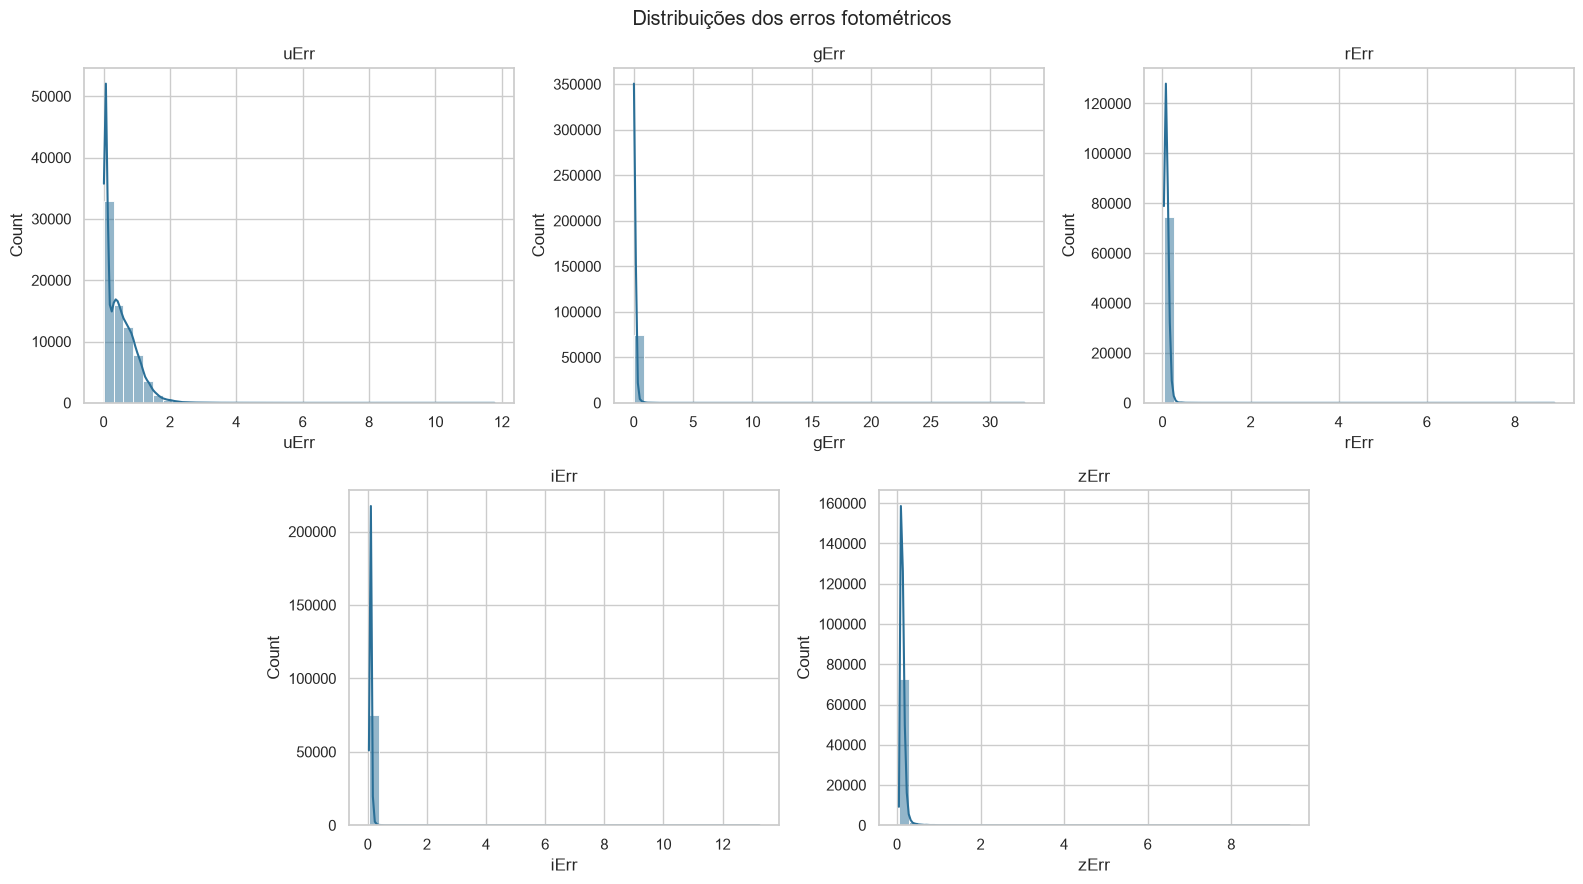
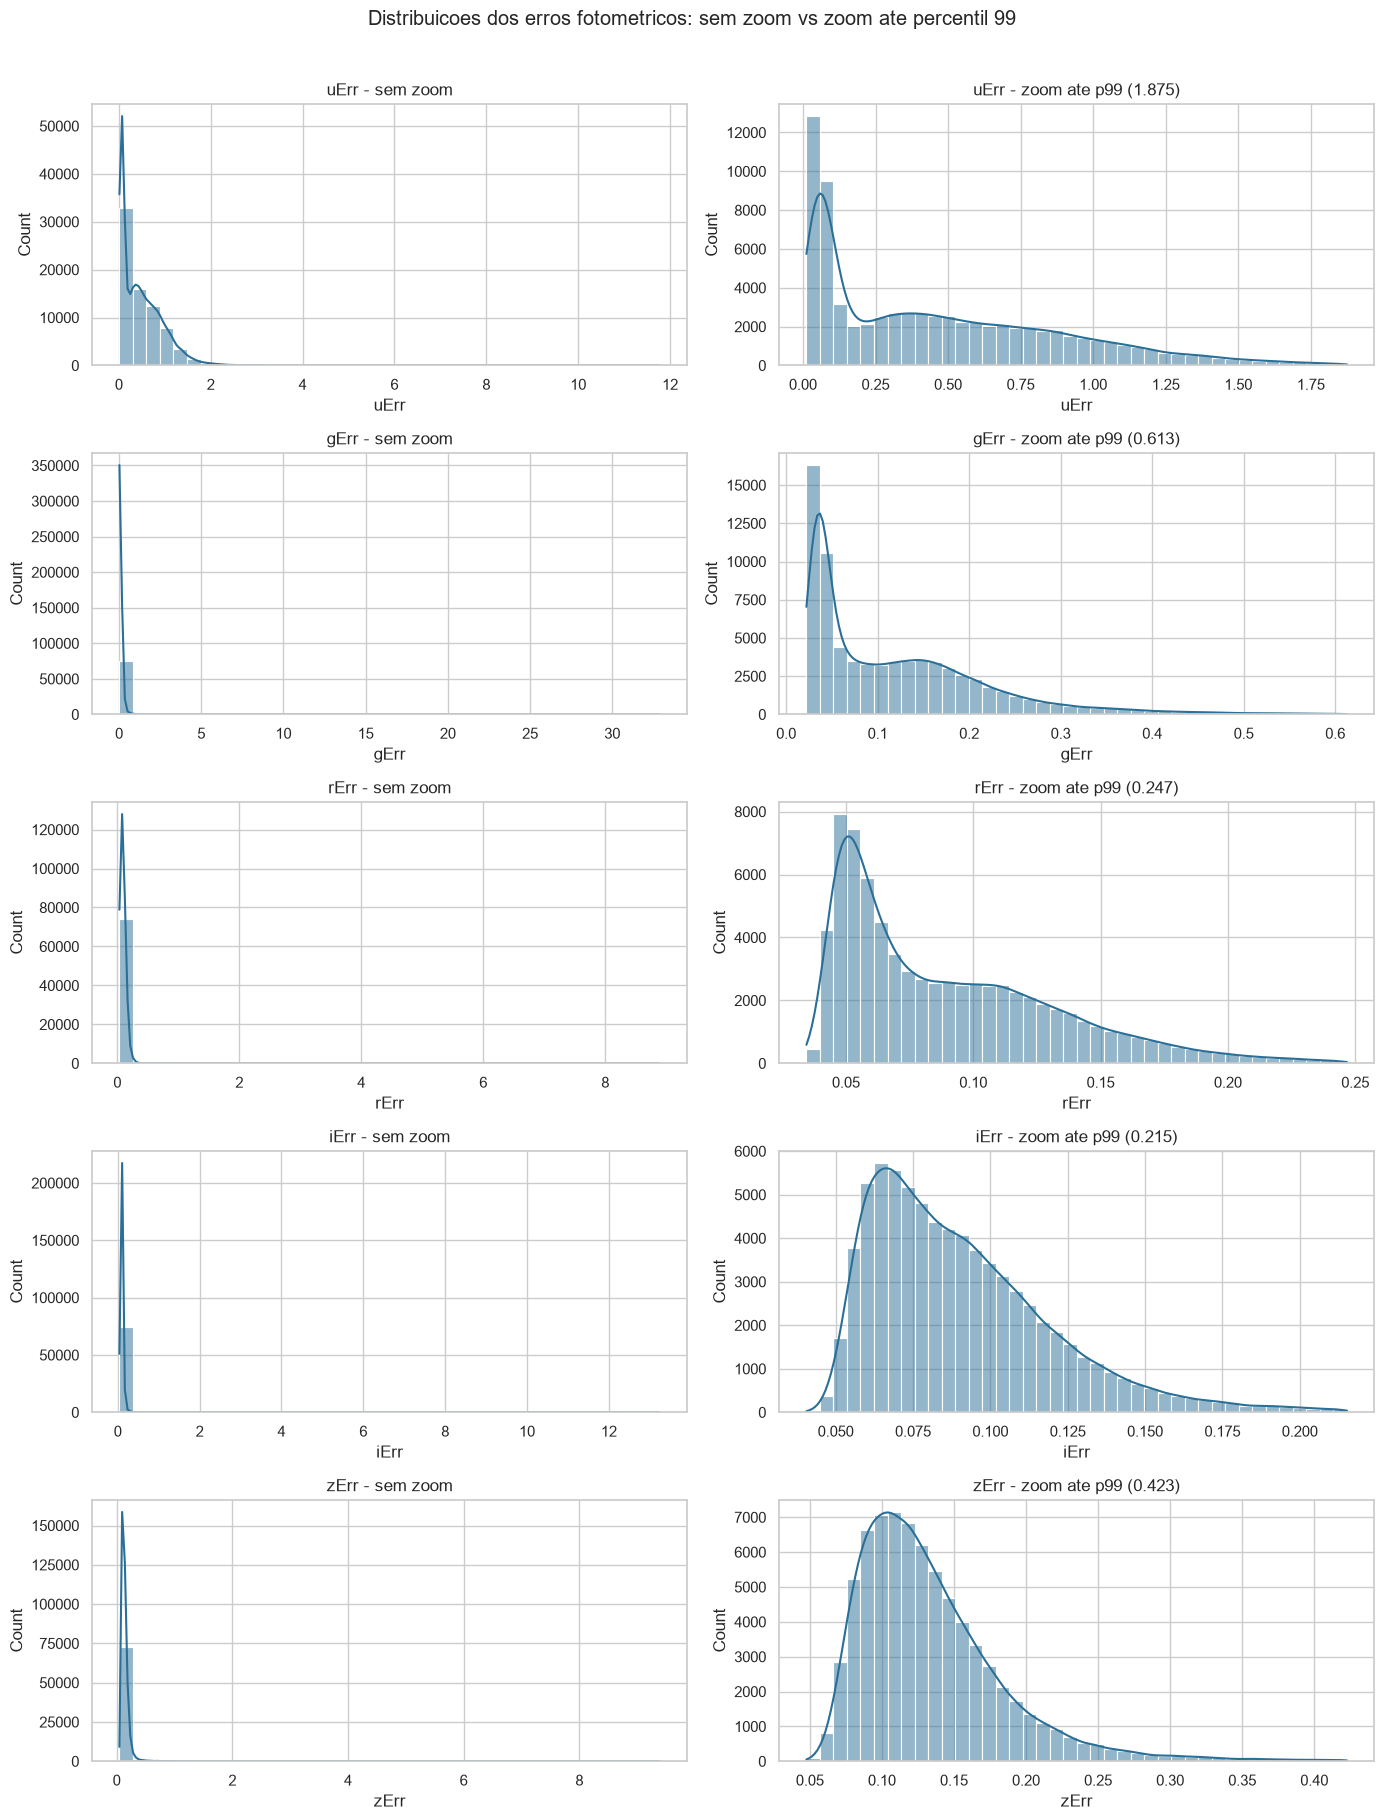
Unified diff of the notebook cell whose output changed from the first chart to the second:
--- before
+++ after
@@ -1,17 +1,19 @@
-fig = plt.figure(figsize=(16, 9))
-grid = fig.add_gridspec(2, 6)
-axes = [
-    fig.add_subplot(grid[0, 0:2]),
-    fig.add_subplot(grid[0, 2:4]),
-    fig.add_subplot(grid[0, 4:6]),
-    fig.add_subplot(grid[1, 1:3]),
-    fig.add_subplot(grid[1, 3:5]),
-]
+fig, axes = plt.subplots(len(err_cols), 2, figsize=(14, 18))
 
-for ax, col in zip(axes, err_cols):
-    sns.histplot(df[col], bins=40, kde=True, ax=ax, color="#2a6f97")
-    ax.set_title(col)
+for row, col in enumerate(err_cols):
+    upper = df[col].quantile(0.99) # Calcula o percentil 99 para cada coluna de erro fotométrico
+    zoom_values = df.loc[df[col] <= upper, col]
 
-plt.suptitle("Distribuições dos erros fotométricos", y=0.98)
+    sns.histplot(df[col], bins=40, kde=True, ax=axes[row, 0], color="#2a6f97")
+    axes[row, 0].set_title(f"{col} - sem zoom")
+    axes[row, 0].set_xlabel(col)
+    axes[row, 0].set_ylabel("Count")
+
+    sns.histplot(zoom_values, bins=40, kde=True, ax=axes[row, 1], color="#2a6f97")
+    axes[row, 1].set_title(f"{col} - zoom ate p99 ({upper:.3f})")
+    axes[row, 1].set_xlabel(col)
+    axes[row, 1].set_ylabel("Count")
+
+plt.suptitle("Distribuicoes dos erros fotometricos: sem zoom vs zoom ate percentil 99", y=1.01)
 plt.tight_layout()
 plt.show()

Commit: Fim de uma EDA superficial - Pre Processamento pra Happy e Teddy sendo testados